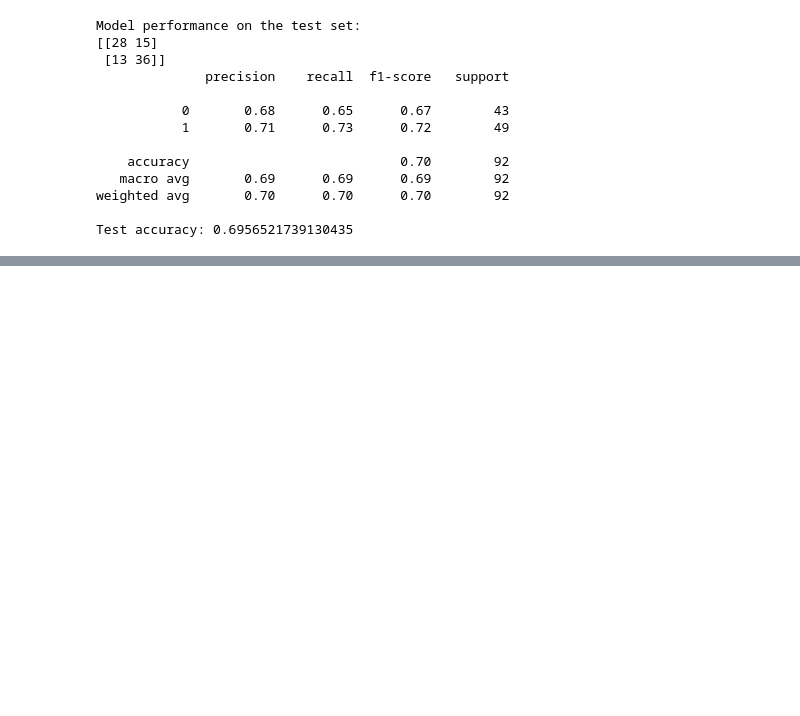
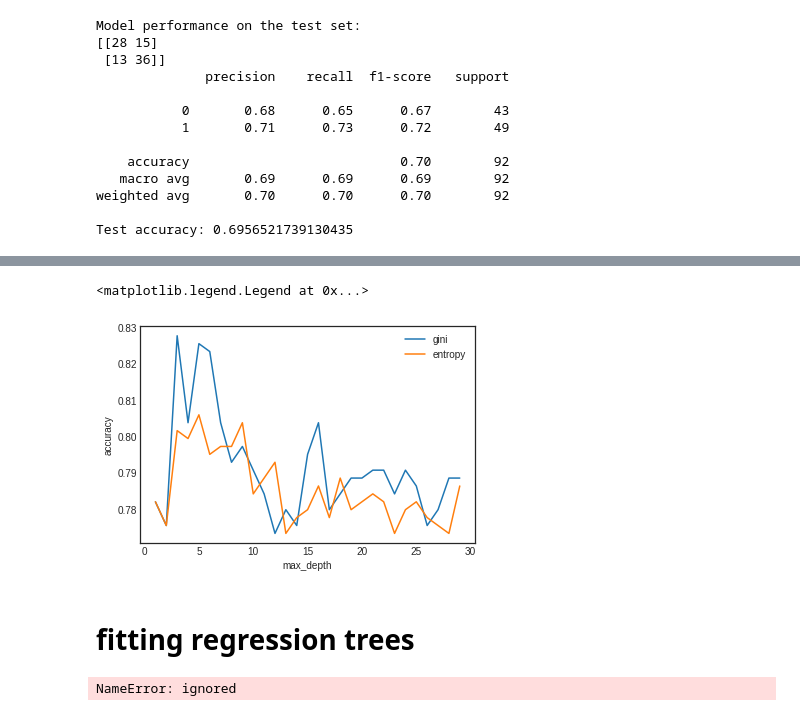
Before and after one commit to sarahnolan15/APA-Project-, a Jupyter notebook: APA_Project.ipynb, the cells around one changed output, grey strips where cells are left out. Saved outputs shown, nothing was run; the diff lists cells and outputs as text; code cells hidden in the pictures; blank space fills up the shorter version.

```diff
--- a/APA_Project.ipynb
+++ b/APA_Project.ipynb
@@ -349,0 +454,5 @@ Test accuracy: 0.6956521739130435
+# %%
+X2 = df.drop(['HeartDisease'], axis=1)
+y2 = df.HeartDisease
+
+X_train, X_test, y_train, y_test = train_test_split(X2, y2, test_size=0.5, random_state=0)
@@ -349,0 +468,3 @@ Test accuracy: 0.6956521739130435
+# %%
+classification_model = DecisionTreeClassifier(max_depth=4)
+classification_model.fit(X_train, y_train)
@@ -349,0 +482,3 @@ Test accuracy: 0.6956521739130435
+# %%
+classification_model.fit(X_train, y_train)
+pred = classification_model.predict(X_test)
@@ -349,0 +507,31 @@ Test accuracy: 0.6956521739130435
+# %%
+from sklearn.metrics import accuracy_score
+max_depth = []
+acc_gini = []
+acc_entropy = []
+for i in range(1,30):
+ dtree = DecisionTreeClassifier(criterion='gini', max_depth=i)
+ dtree.fit(X_train, y_train)
+ pred = dtree.predict(X_test)
+ acc_gini.append(accuracy_score(y_test, pred))
+ ####
+ dtree = DecisionTreeClassifier(criterion='entropy', max_depth=i)
+ dtree.fit(X_train, y_train)
+ pred = dtree.predict(X_test)
+ acc_entropy.append(accuracy_score(y_test, pred))
+ ####
+ max_depth.append(i)
+d = pd.DataFrame({'acc_gini':pd.Series(acc_gini),
+ 'acc_entropy':pd.Series(acc_entropy),
+ 'max_depth':pd.Series(max_depth)})
+# visualizing changes in parameters
+plt.plot('max_depth','acc_gini', data=d, label='gini')
+plt.plot('max_depth','acc_entropy', data=d, label='entropy')
+plt.xlabel('max_depth')
+plt.ylabel('accuracy')
+plt.legend()
+# %% [output]
+<matplotlib.legend.Legend at 0x...>
+[figure, added]
+# %% [markdown]
+# fitting regression trees
@@ -349,0 +548,5 @@ Test accuracy: 0.6956521739130435
+# %%
+graph, = print_tree(regr2, features=X.columns)
+Image(graph.create_png())
+# %% [output]
+NameError: ignored
```
Also changed, not shown: parts of 169 cells of this notebook.
